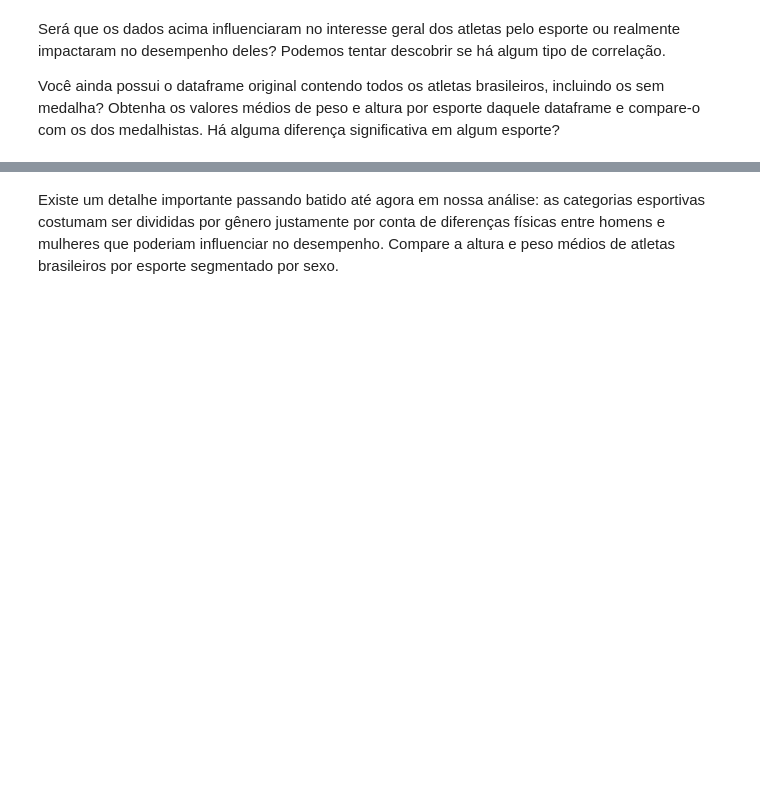
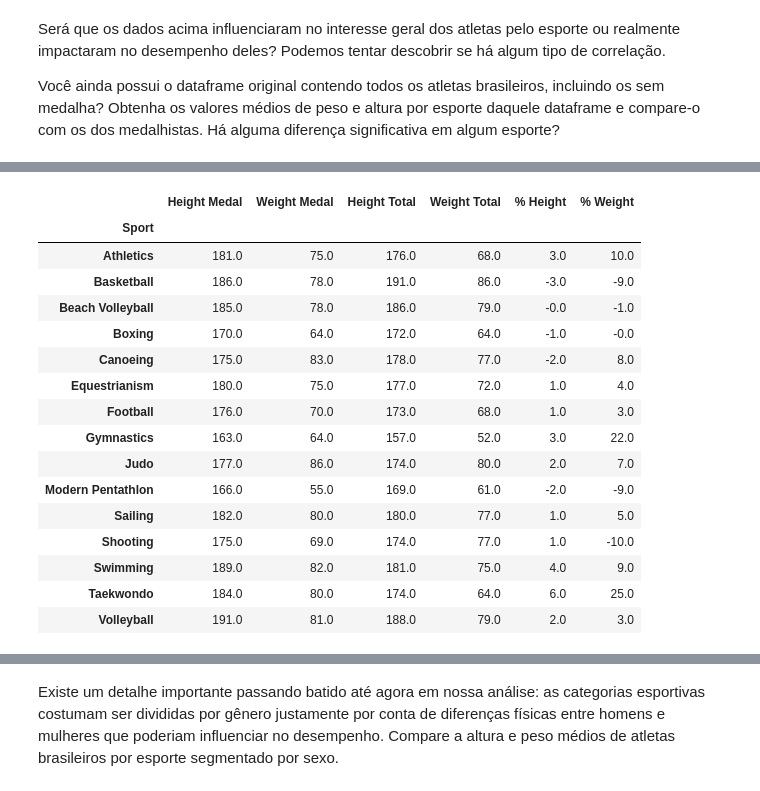
Before and after one commit to pedrobsantana/Projeto-I-Olimpiadas, a Jupyter notebook: Projeto - Pandas.ipynb, the cells around one changed output, grey strips where cells are left out. Saved outputs shown, nothing was run; the diff lists cells and outputs as text; code cells hidden in the pictures; blank space fills up the shorter version.

```diff
--- a/Projeto - Pandas.ipynb
+++ b/Projeto - Pandas.ipynb
@@ -78,0 +95,9 @@ Imaginamos que diferentes esportes podem beneficiar diferentes tipos físicos, c
+# %%
+df_atletas_medal.head(2)
+
+media_esporte_medal = df_atletas_medal.groupby(by=["Sport"])[["Height", "Weight"]].mean()
+media_esporte_medal.rename(columns={
+    "Height": "Height Medal",
+    "Weight": "Weight Medal"
+}, inplace=True)
+media_esporte_medal
@@ -80,3 +123,12 @@ Imaginamos que diferentes esportes podem beneficiar diferentes tipos físicos, c
 Será que os dados acima influenciaram no interesse geral dos atletas pelo esporte ou realmente impactaram no desempenho deles? Podemos tentar descobrir se há algum tipo de correlação.
 
 Você ainda possui o dataframe original contendo todos os atletas brasileiros, incluindo os sem medalha? Obtenha os valores médios de peso e altura por esporte daquele dataframe e compare-o com os dos medalhistas. Há alguma diferença significativa em algum esporte?
+# %%
+media_esporte_total = df_atletas_bra.groupby(by=["Sport"])[["Height", "Weight"]].mean()
+
+media_esporte_total.rename(columns={
+    "Height": "Height Total",
+    "Weight": "Weight Total"
+}, inplace=True)
+
+media_esporte_total
@@ -82,0 +154,3 @@ Você ainda possui o dataframe original contendo todos os atletas brasileiros, i
+# %%
+comparacao = pd.concat([media_esporte_medal, media_esporte_total], axis=1, join="inner")
+comparacao.round()
@@ -82,0 +175,22 @@ Você ainda possui o dataframe original contendo todos os atletas brasileiros, i
+# %%
+comparacao["% Height"] = ((comparacao["Height Medal"] / comparacao["Height Total"]) - 1) * 100
+comparacao["% Weight"] = ((comparacao["Weight Medal"] / comparacao["Weight Total"]) - 1) * 100
+comparacao.round()
+# %% [output]
+|  | Height Medal | Weight Medal | Height Total | Weight Total | % Height | % Weight |
+| Sport |  |  |  |  |  |  |
+| Athletics | 181.0 | 75.0 | 176.0 | 68.0 | 3.0 | 10.0 |
+| Basketball | 186.0 | 78.0 | 191.0 | 86.0 | -3.0 | -9.0 |
+| Beach Volleyball | 185.0 | 78.0 | 186.0 | 79.0 | -0.0 | -1.0 |
+| Boxing | 170.0 | 64.0 | 172.0 | 64.0 | -1.0 | -0.0 |
+| Canoeing | 175.0 | 83.0 | 178.0 | 77.0 | -2.0 | 8.0 |
+| Equestrianism | 180.0 | 75.0 | 177.0 | 72.0 | 1.0 | 4.0 |
+| Football | 176.0 | 70.0 | 173.0 | 68.0 | 1.0 | 3.0 |
+| Gymnastics | 163.0 | 64.0 | 157.0 | 52.0 | 3.0 | 22.0 |
+| Judo | 177.0 | 86.0 | 174.0 | 80.0 | 2.0 | 7.0 |
+| Modern Pentathlon | 166.0 | 55.0 | 169.0 | 61.0 | -2.0 | -9.0 |
+| Sailing | 182.0 | 80.0 | 180.0 | 77.0 | 1.0 | 5.0 |
+| Shooting | 175.0 | 69.0 | 174.0 | 77.0 | 1.0 | -10.0 |
+| Swimming | 189.0 | 82.0 | 181.0 | 75.0 | 4.0 | 9.0 |
+| Taekwondo | 184.0 | 80.0 | 174.0 | 64.0 | 6.0 | 25.0 |
+| Volleyball | 191.0 | 81.0 | 188.0 | 79.0 | 2.0 | 3.0 |
```
Also changed, not shown: parts of 23 cells of this notebook.
